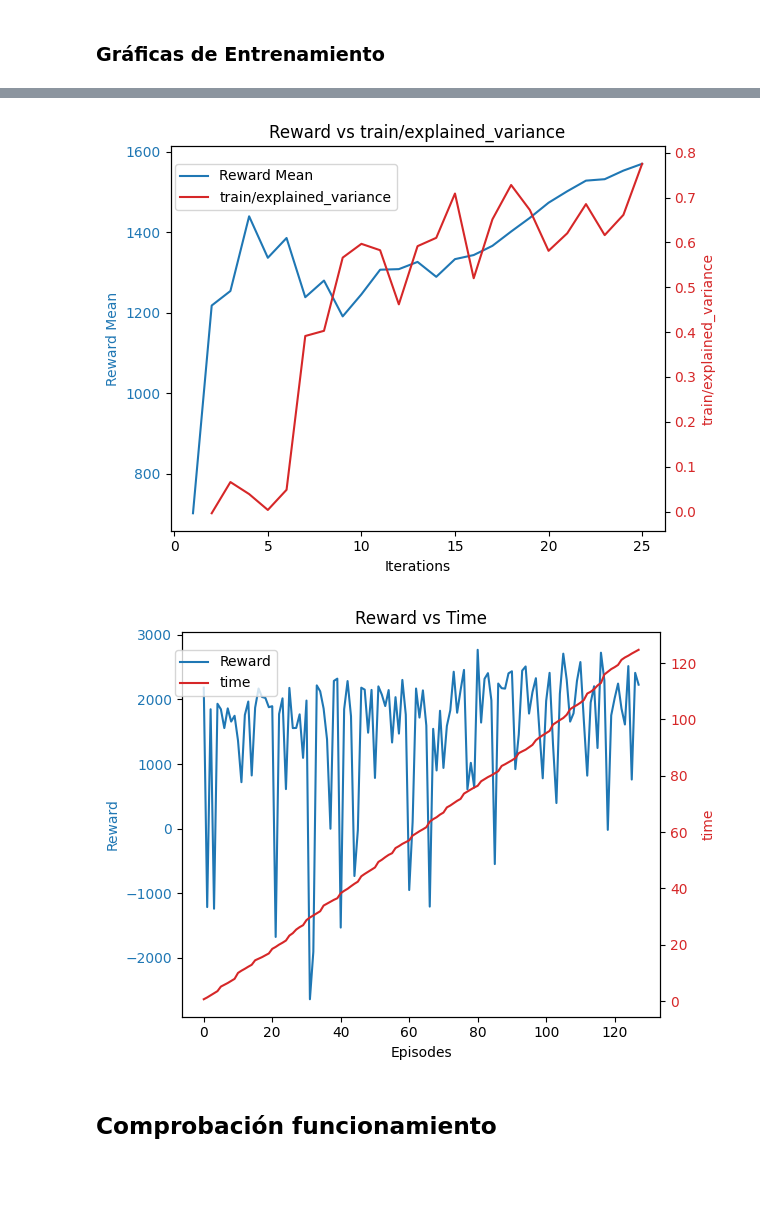
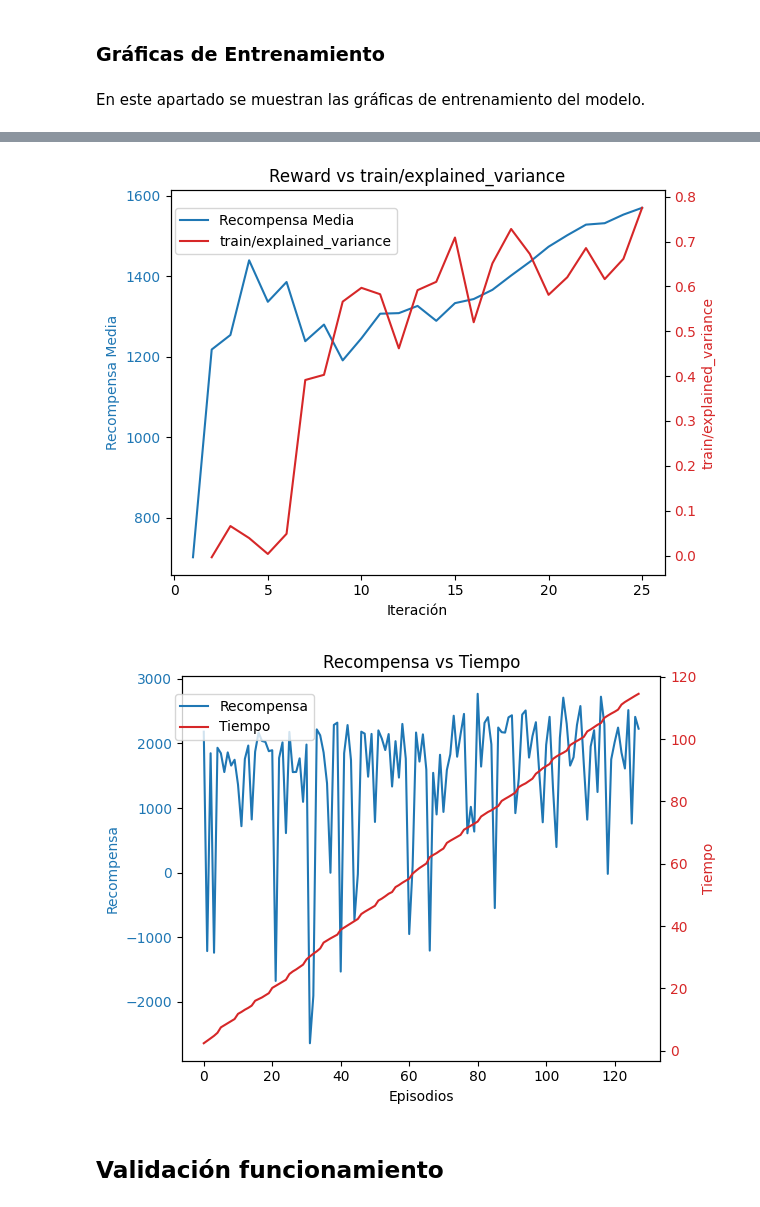
Before and after one commit to CesarRodrigu/GII-24.19-contramedidas-IoT-mediante-reinforcement-learning, a Jupyter notebook: RL/RedInicial.ipynb, the cells around one changed output, grey strips where cells are left out. Cells and saved outputs as stored; diff of their text form; code cells hidden in the pictures; blank space fills up the shorter version.

Commit message:
Generación de las imágenes y modelo final

```diff
--- a/RL/RedInicial.ipynb
+++ b/RL/RedInicial.ipynb
@@ -24,5 +24,0 @@ from stable_baselines3.ppo.ppo import PPO
-# %%
-name = "./models/Example"
-logs_path = "./logs/train/"
-env_id = "RouterEnv-v0"
-save_imgs = True
@@ -29 +29,6 @@ save_imgs = True
+# %%
+NAME = "./models/Example"  # Ruta y nombre del modelo
+LOGS_PATH = "./logs/train/"  # Ruta para los logs
+ENV_ID = "RouterEnv-v0"  # ID del entorno
+SAVE_IMGS = True  # Si se guardan imágenes
 # %%
@@ -288,6 +319,8 @@ Wrapping the env in a DummyVecEnv.
 Model saved as: ./models/Example
 # %% [markdown]
 ### Gráficas de Entrenamiento
+# %% [markdown]
+En este apartado se muestran las gráficas de entrenamiento del modelo.
 # %%
-get_train_graph(logs_path, save=save_imgs)
+get_train_graph(LOGS_PATH, save=SAVE_IMGS)
 # %% [output]
@@ -295,4 +328,4 @@ Avaliable metrics:  ['time/total_timesteps', 'rollout/ep_len_mean', 'rollout/ep_
-[figure, old version]
+[figure, new version]
-[figure, old version]
+[figure, new version]
 # %% [markdown]
-## Comprobación funcionamiento
+## Validación funcionamiento
```
Also changed, not shown: parts of 12 cells of this notebook, 12 other files.
